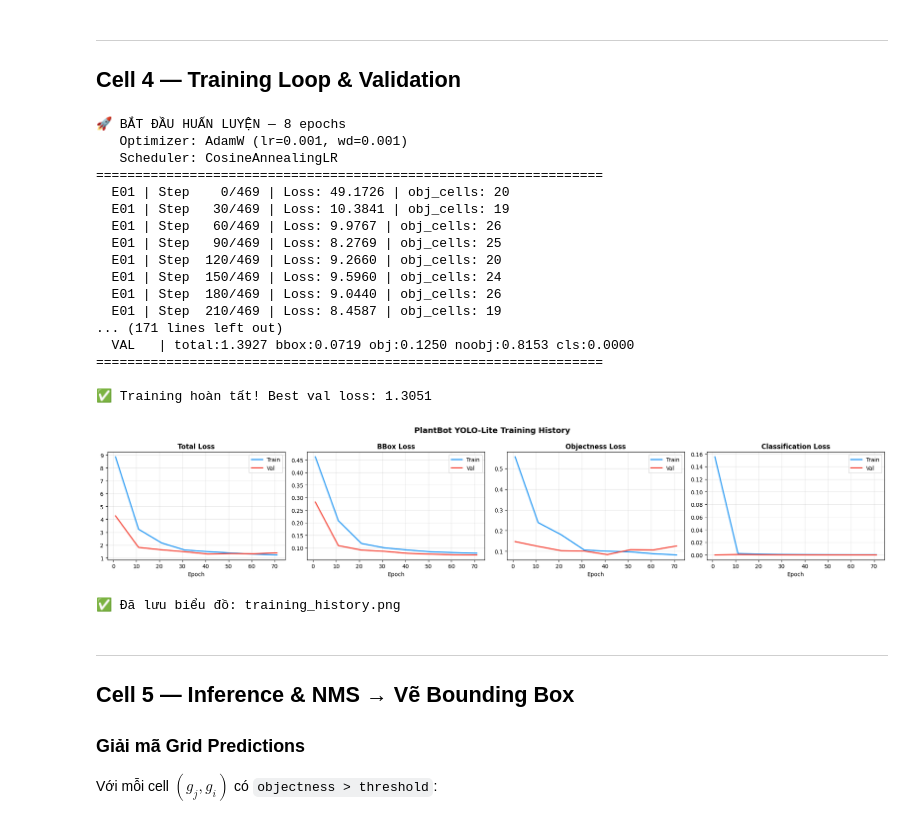
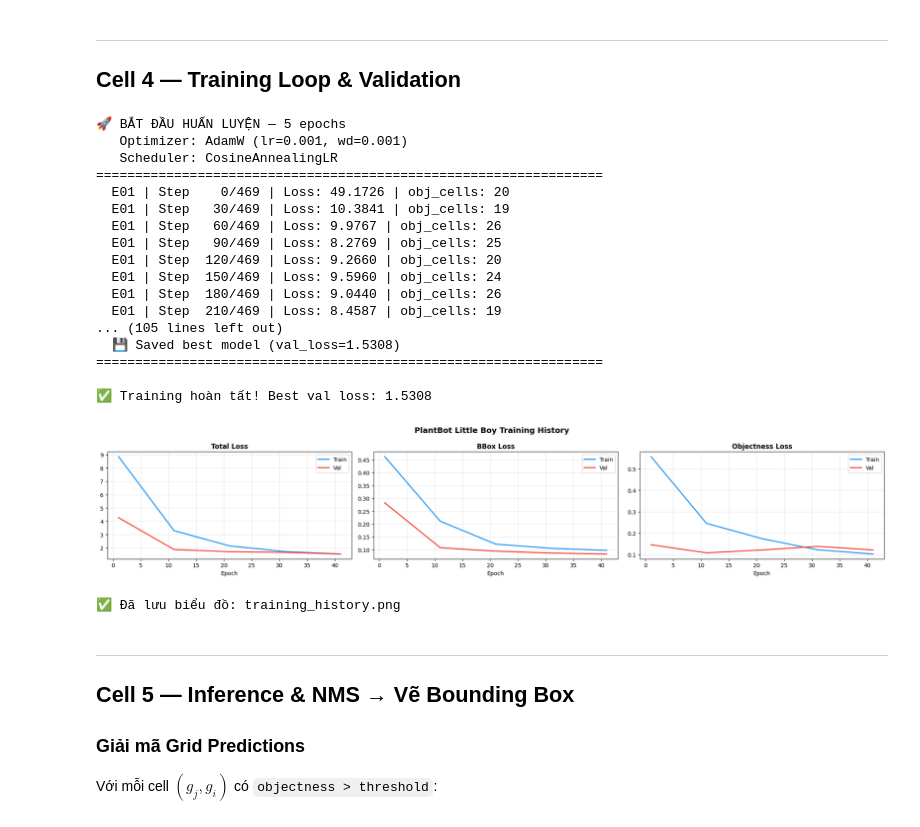
Before and after one commit to haianh06/PlantBot, a Jupyter notebook: ai_module/plantbot-model-final.ipynb, the cells around one changed output. Saved outputs shown, nothing was run; the diff lists cells and outputs as text; code cells hidden in the pictures.

```diff
--- a/ai_module/plantbot-model-final.ipynb
+++ b/ai_module/plantbot-model-final.ipynb
@@ -57,7 +57,7 @@ class CFG:
     NUM_CLASSES  = None    # Sẽ cập nhật từ data.yaml
 
     # --- Training ---
-    EPOCHS       = 8
+    EPOCHS       = 5
     BATCH_SIZE   = 16
     LR           = 1e-3
     WEIGHT_DECAY = 1e-3
@@ -406,18 +406,18 @@ class DepthwiseSeparableConv2d(nn.Module):
     """
     Depthwise Separable Convolution (MobileNet-style).
 
-    Tách Conv2d(in→out, K×K) thành:
+    Tách Conv2d(in→out, KxK) thành:
       1. Depthwise Conv: Conv2d(in, in, K, groups=in)
          → Mỗi input channel convolved riêng biệt
-         → Params = in_ch × K × K
+         → Params = in_ch x K x K
 
-      2. Pointwise Conv: Conv2d(in, out, 1×1)
+      2. Pointwise Conv: Conv2d(in, out, 1x1)
          → Trộn thông tin giữa các channel
-         → Params = in_ch × out_ch
+         → Params = in_ch x out_ch
 
-    Tổng params:   in_ch × K² + in_ch × out_ch
-    Conv thường:   in_ch × out_ch × K²
-    → Giảm ~K² lần (K=3 → ~9×)
+    Tổng params:   in_ch x K² + in_ch x out_ch
+    Conv thường:   in_ch x out_ch x K²
+    → Giảm ~K² lần (K=3 → ~9x)
 
     ReLU6 thay vì ReLU:
       Clip output tại 6 → ổn định trên phần cứng integer (int8)
@@ -448,7 +448,7 @@ class DepthwiseSeparableConv2d(nn.Module):
         return x
 
 
-class YOLOLiteDetector(nn.Module):
+class LittleBoyDetector(nn.Module):
     """
     YOLO-Lite: Single-Stage Grid Detector siêu nhẹ.
 
@@ -460,7 +460,7 @@ class YOLOLiteDetector(nn.Module):
 
     Kích thước ước tính: ~350K params → ~1.4 MB (.pt)
     So sánh: YOLOv8n = ~3.2M params → ~6 MB
-    → Giảm ~9× params, ~4× kích thước file!
+    → Giảm ~9x params, ~4x kích thước file!
     """
 
     def __init__(self, num_classes=1, grid_size=7):
@@ -528,7 +528,7 @@ class YOLOLiteDetector(nn.Module):
 
 
 # ── Khởi tạo & In thông tin ──────────────────────────────────
-model = YOLOLiteDetector(
+model = LittleBoyDetector(
     num_classes=CFG.NUM_CLASSES,
     grid_size=CFG.GRID_SIZE
 ).to(CFG.DEVICE)
@@ -537,7 +537,7 @@ total_params = sum(p.numel() for p in model.parameters())
 trainable_params = sum(p.numel() for p in model.parameters() if p.requires_grad)
 model_size_mb = total_params * 4 / (1024 ** 2)  # float32 = 4 bytes
 
-print(f"\n🏗️  YOLO-Lite Detector")
+print(f"\n🏗️  Little Boy Detector")
 print(f"   Grid        : {CFG.GRID_SIZE}×{CFG.GRID_SIZE}")
 print(f"   Output/cell : {5 + CFG.NUM_CLASSES} (5 bbox + {CFG.NUM_CLASSES} class)")
 print(f"   Total params: {total_params:,}")
@@ -580,7 +580,7 @@ Trong lưới $7 \times 7 = 49$ cells, chỉ ~2-5 cells chứa vết bệnh (r
 Nếu trọng số bằng nhau, gradient bị **dominated** bởi 44+ background cells.
 → Cần phạt **nặng gấp 10x** khi bỏ lọt object để mạng không lười biếng đoán toàn 0.
 # %%
-class YOLOLiteMultiTaskLoss(nn.Module):
+class LittleBoyMultiTaskLoss(nn.Module):
     """
     Multi-task Loss cho YOLO-Lite Grid Detection.
 
@@ -702,7 +702,7 @@ class YOLOLiteMultiTaskLoss(nn.Module):
         return total_loss, loss_dict
 
 
-criterion = YOLOLiteMultiTaskLoss(
+criterion = LittleBoyMultiTaskLoss(
     lambda_coord=CFG.LAMBDA_COORD,
     lambda_obj=CFG.LAMBDA_OBJ,
     lambda_noobj=CFG.LAMBDA_NOOBJ,
@@ -813,13 +813,11 @@ for epoch in range(1, CFG.EPOCHS + 1):
     print(f"  TRAIN | total:{train_loss['total']:.4f} "
           f"bbox:{train_loss['bbox']:.4f} "
           f"obj:{train_loss['obj']:.4f} "
-          f"noobj:{train_loss['noobj']:.4f} "
-          f"cls:{train_loss['cls']:.4f}")
+          f"noobj:{train_loss['noobj']:.4f} ")
     print(f"  VAL   | total:{val_loss['total']:.4f} "
           f"bbox:{val_loss['bbox']:.4f} "
           f"obj:{val_loss['obj']:.4f} "
-          f"noobj:{val_loss['noobj']:.4f} "
-          f"cls:{val_loss['cls']:.4f}")
+          f"noobj:{val_loss['noobj']:.4f} ")
 
     # ── Save best checkpoint ──
     if val_loss["total"] < best_val_loss:
@@ -843,7 +841,7 @@ for epoch in range(1, CFG.EPOCHS + 1):
 
 print(f"\n✅ Training hoàn tất! Best val loss: {best_val_loss:.4f}")
 # %% [output]
-🚀 BẮT ĐẦU HUẤN LUYỆN — 8 epochs
+🚀 BẮT ĐẦU HUẤN LUYỆN — 5 epochs
    Optimizer: AdamW (lr=0.001, wd=0.001)
    Scheduler: CosineAnnealingLR
 =================================================================
@@ -855,37 +853,37 @@ print(f"\n✅ Training hoàn tất! Best val loss: {best_val_loss:.4f}")
   E01 | Step  150/469 | Loss: 9.5960 | obj_cells: 24
   E01 | Step  180/469 | Loss: 9.0440 | obj_cells: 26
   E01 | Step  210/469 | Loss: 8.4587 | obj_cells: 19
-... (171 lines left out)
-  VAL   | total:1.3927 bbox:0.0719 obj:0.1250 noobj:0.8153 cls:0.0000
+... (105 lines left out)
+  💾 Saved best model (val_loss=1.5308)
 =================================================================
 
-✅ Training hoàn tất! Best val loss: 1.3051
+✅ Training hoàn tất! Best val loss: 1.5308
 # %%
 # ── Vẽ biểu đồ Training History ─────────────────────────────
 
-fig, axes = plt.subplots(1, 4, figsize=(20, 4))
-metrics = ["total", "bbox", "obj", "cls"]
-titles  = ["Total Loss", "BBox Loss", "Objectness Loss", "Classification Loss"]
+fig, axes = plt.subplots(1, 3, figsize=(20, 4))
+metrics = ["total", "bbox", "obj"]
+titles  = ["Total Loss", "BBox Loss", "Objectness Loss"]
 
 for ax, metric, title in zip(axes, metrics, titles):
     train_vals = [h[metric] for h in history["train"]]
     val_vals   = [h[metric] for h in history["val"]]
     epochs_x   = np.arange(1, len(train_vals) * 10 + 1, 10)
 
     ax.plot(epochs_x, train_vals, label="Train", color="#2196F3", linewidth=2)
     ax.plot(epochs_x, val_vals,   label="Val",   color="#F44336", linewidth=2)
     ax.set_title(title, fontsize=12, fontweight="bold")
     ax.set_xlabel("Epoch")
     ax.legend()
     ax.grid(alpha=0.3)
 
-plt.suptitle("PlantBot YOLO-Lite Training History", fontsize=14, fontweight="bold")
+plt.suptitle("PlantBot Little Boy Training History", fontsize=14, fontweight="bold")
 plt.tight_layout()
 plt.savefig("training_history.png", dpi=150)
 plt.show()
 print("✅ Đã lưu biểu đồ: training_history.png")
 # %% [output]
-[figure, old version]
+[figure, new version]
 ✅ Đã lưu biểu đồ: training_history.png
 # %% [markdown]
 ---
```
Also changed, not shown: parts of 6 cells of this notebook, 28 other files.
